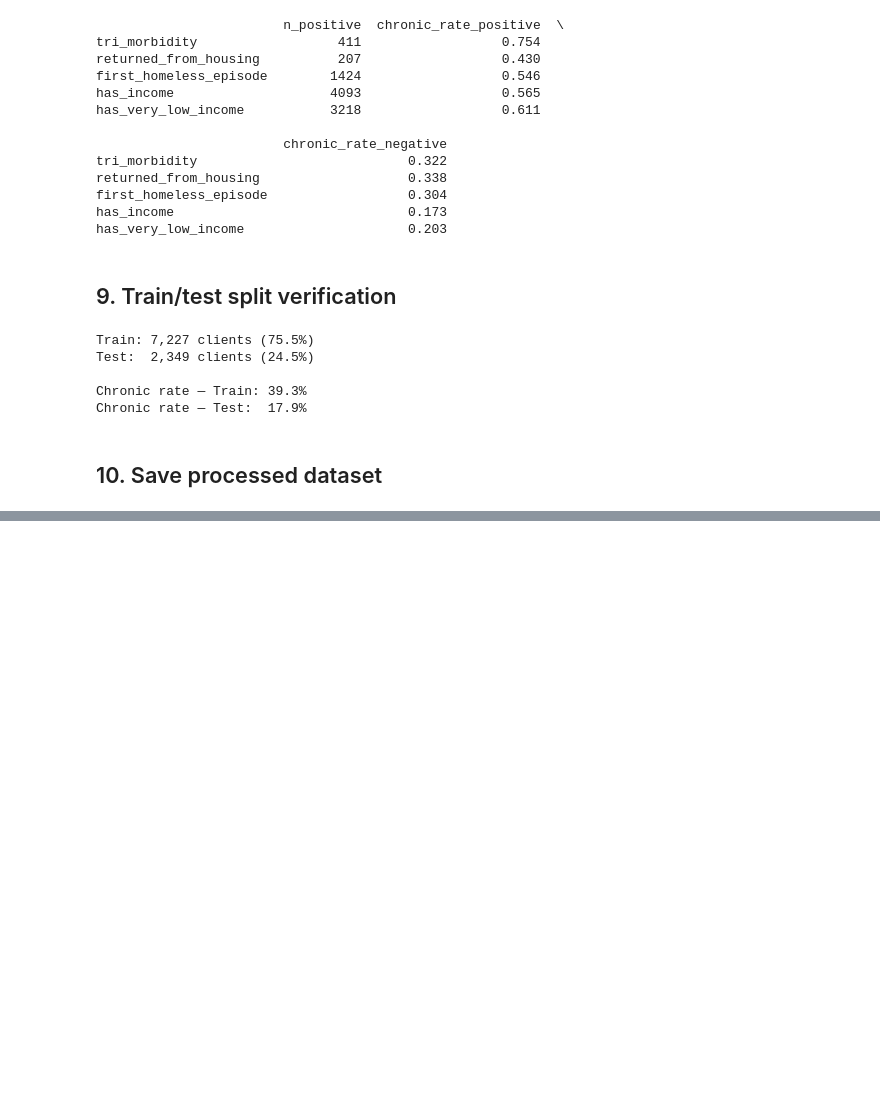
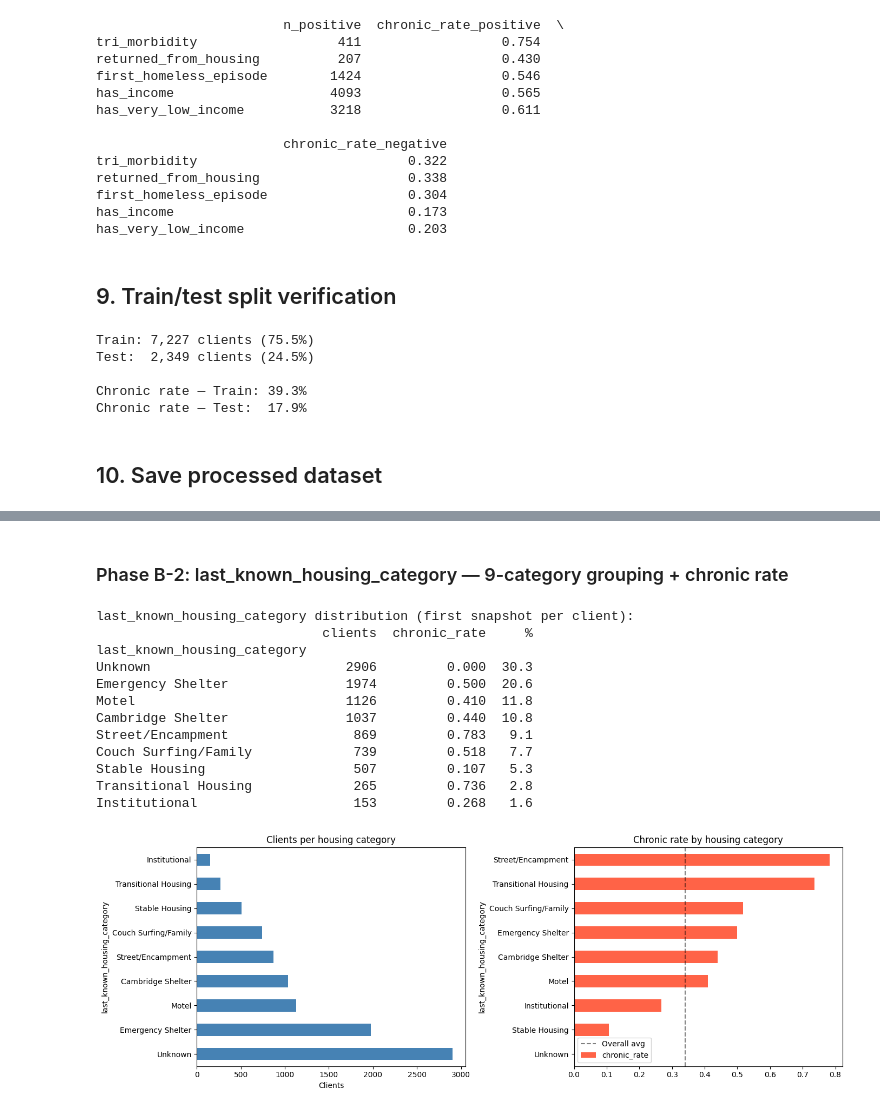
Before and after one commit to MariethPerez/Homelessness_prediction_ml, a Jupyter notebook: notebooks/01_EDA.ipynb, the cells around one changed output, grey strips where cells are left out. Cells and saved outputs as stored; diff of their text form; code cells hidden in the pictures; blank space fills up the shorter version.

Commit message:
feat: add Phase B EDA cells to 01_EDA — housing distribution, intervention analysis, anti-leakage check

```diff
--- a/notebooks/01_EDA.ipynb
+++ b/notebooks/01_EDA.ipynb
@@ -257,0 +272,11 @@ training_df.head(10)
+# %%
+from src.feature_engineering import build_service_features, build_whatif_features
+from src.config import HOUSING_TYPE_MAPPING, PHASE_B_ALL_FEATURES
+
+# Build Phase B features
+service_df = build_service_features(cam)
+whatif_df  = build_whatif_features(cam)
+
+print(f"Service features shape: {service_df.shape}")
+print(f"What-if features shape: {whatif_df.shape}")
+service_df.head(5)
@@ -257,0 +318,42 @@ training_df.head(10)
+# %% [markdown]
+### Phase B-2: last_known_housing_category — 9-category grouping + chronic rate
+# %%
+# Grouped distribution (first snapshot per client) + chronic rate
+svc = service_df.merge(training_df[['Dummy Client ID', 'became_chronic']], on='Dummy Client ID')
+
+housing_summary = (
+    svc.groupby('last_known_housing_category', observed=True)
+       .agg(clients=('Dummy Client ID', 'count'),
+            chronic_rate=('became_chronic', 'mean'))
+       .sort_values('clients', ascending=False)
+)
+housing_summary['%'] = (housing_summary['clients'] / len(svc) * 100).round(1)
+housing_summary['chronic_rate'] = housing_summary['chronic_rate'].round(3)
+print("last_known_housing_category distribution (first snapshot per client):")
+print(housing_summary.to_string())
+
+# Plot
+fig, axes = plt.subplots(1, 2, figsize=(14, 5))
+housing_summary['clients'].plot(kind='barh', ax=axes[0], color='steelblue')
+axes[0].set_title('Clients per housing category')
+axes[0].set_xlabel('Clients')
+housing_summary['chronic_rate'].sort_values().plot(kind='barh', ax=axes[1], color='tomato')
+axes[1].set_title('Chronic rate by housing category')
+axes[1].axvline(svc['became_chronic'].mean(), color='black', linestyle='--', alpha=0.5, label='Overall avg')
+axes[1].legend()
+plt.tight_layout()
+plt.show()
+# %% [output]
+last_known_housing_category distribution (first snapshot per client):
+                             clients  chronic_rate     %
+last_known_housing_category
+Unknown                         2906         0.000  30.3
+Emergency Shelter               1974         0.500  20.6
+Motel                           1126         0.410  11.8
+Cambridge Shelter               1037         0.440  10.8
+Street/Encampment                869         0.783   9.1
+Couch Surfing/Family             739         0.518   7.7
+Stable Housing                   507         0.107   5.3
+Transitional Housing             265         0.736   2.8
+Institutional                    153         0.268   1.6
+[figure, added]
```
Also changed, not shown: parts of 15 cells of this notebook.
